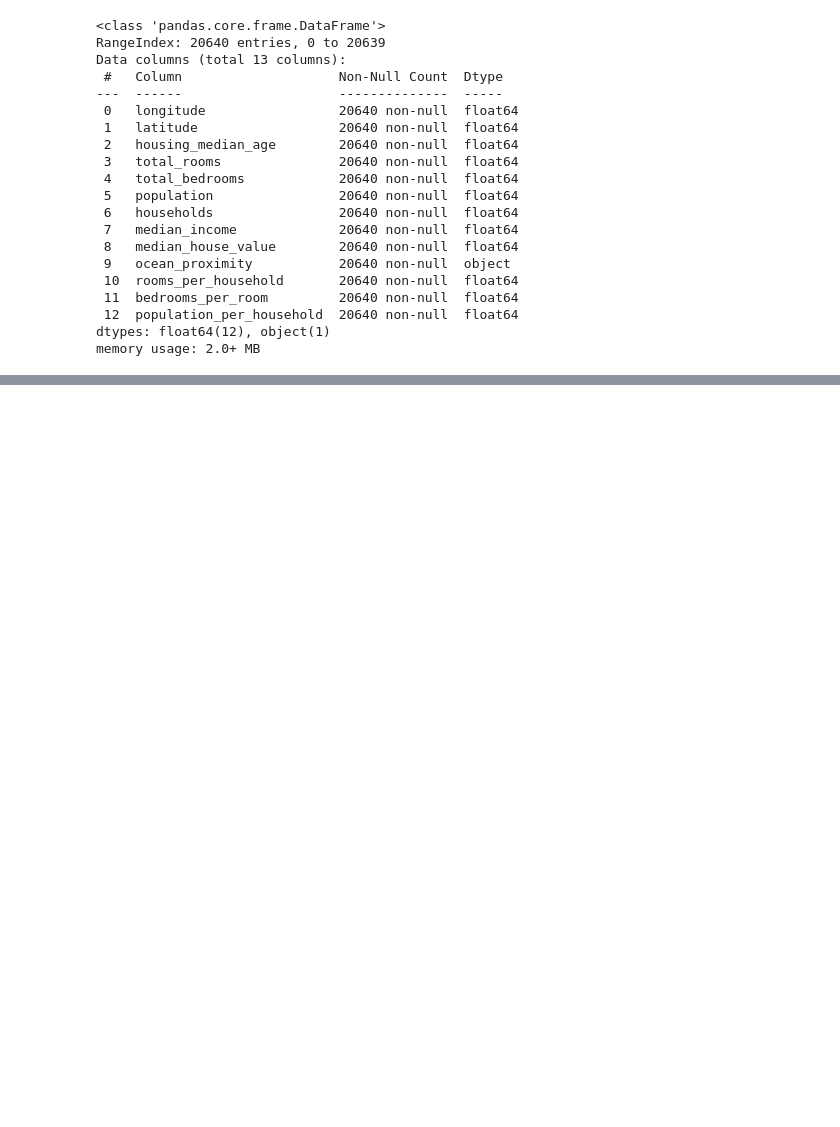
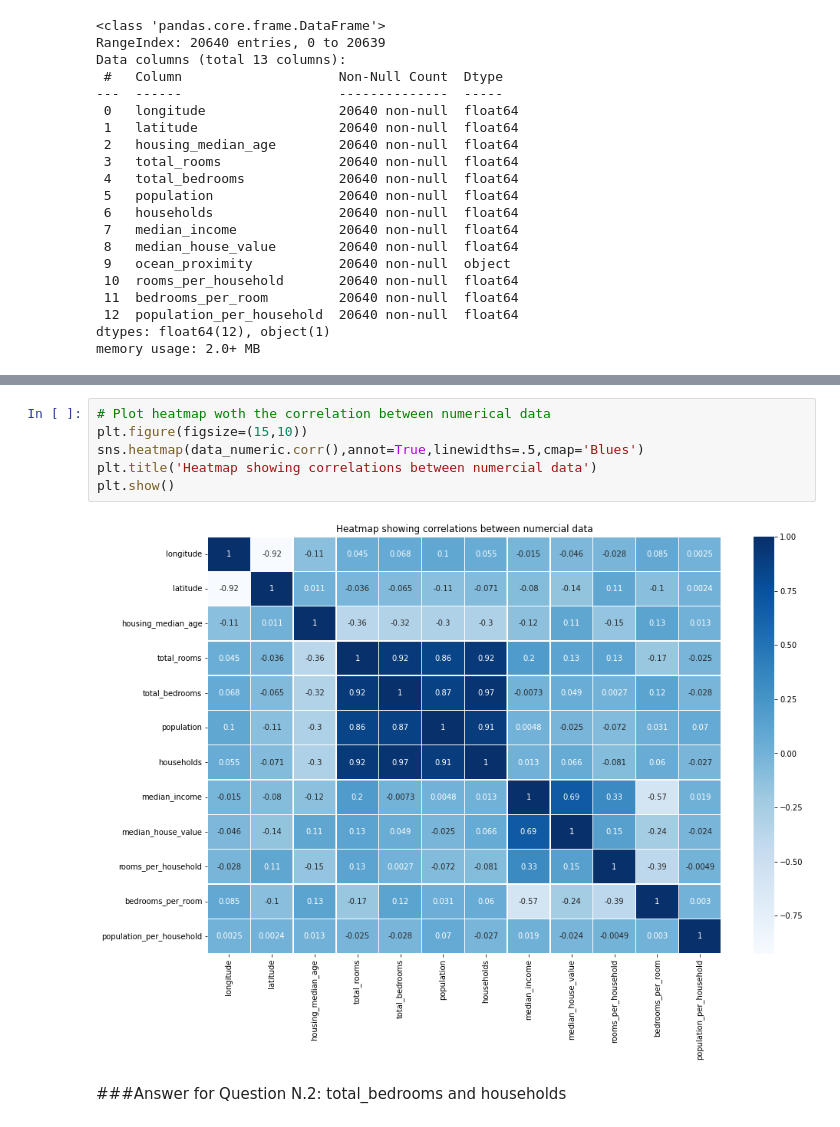
Before and after one commit to carlos-alves-one/ML-Zoomcamp-HW-3, a Jupyter notebook: ML_Zoomcamp_HW_3.ipynb, the cells around one changed output, grey strips where cells are left out. Saved outputs shown, nothing was run; the diff lists cells and outputs as text; blank space fills up the shorter version.

Commit message:
Plot heatmap with the correlation between numerical data

```diff
--- a/ML_Zoomcamp_HW_3.ipynb
+++ b/ML_Zoomcamp_HW_3.ipynb
@@ -189,3 +189,13 @@ data_numeric.head()
 | 2 | -122.24 | 37.85 | 52.0 | 1467.0 | 190.0 | 496.0 | 177.0 | ... |
 | 3 | -122.25 | 37.85 | 52.0 | 1274.0 | 235.0 | 558.0 | 219.0 | ... |
 | 4 | -122.25 | 37.85 | 52.0 | 1627.0 | 280.0 | 565.0 | 259.0 | ... |
+# %%
+# Plot heatmap woth the correlation between numerical data
+plt.figure(figsize=(15,10))
+sns.heatmap(data_numeric.corr(),annot=True,linewidths=.5,cmap='Blues')
+plt.title('Heatmap showing correlations between numercial data')
+plt.show()
+# %% [output]
+[figure, added]
+# %% [markdown]
+###Answer for Question N.2: total_bedrooms and households
```
